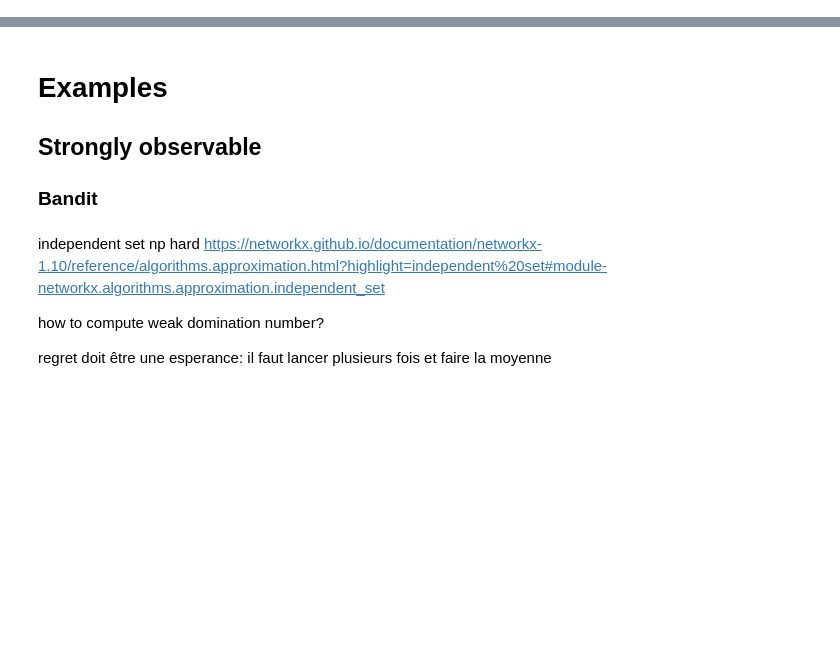
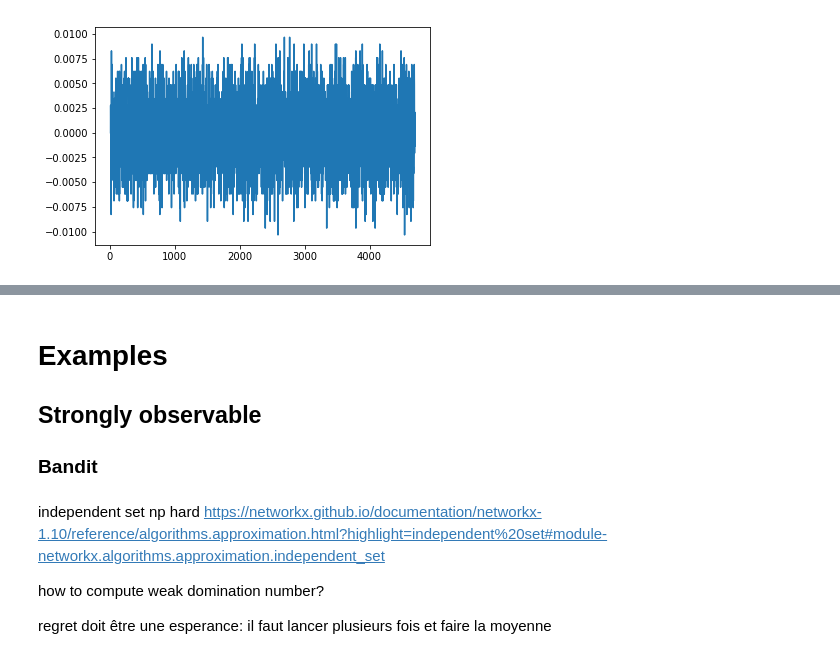
Before and after one commit to funboarder13920/GML-Project, a Jupyter notebook: EXP3.ipynb, the cells around one changed output, grey strips where cells are left out. Cells and saved outputs as stored; diff of their text form; code cells hidden in the pictures; blank space fills up the shorter version.

```diff
--- a/EXP3.ipynb
+++ b/EXP3.ipynb
@@ -35,0 +57,5 @@ H = obsGraph.strong_obs_graph(n_nodes, alpha, beta)
+# %%
+plt.plot(range(10,4700), der2[10:4700])
+plt.show()
+# %% [output]
+[figure, added]
```
Also changed, not shown: parts of 16 cells of this notebook, 7 other files.
